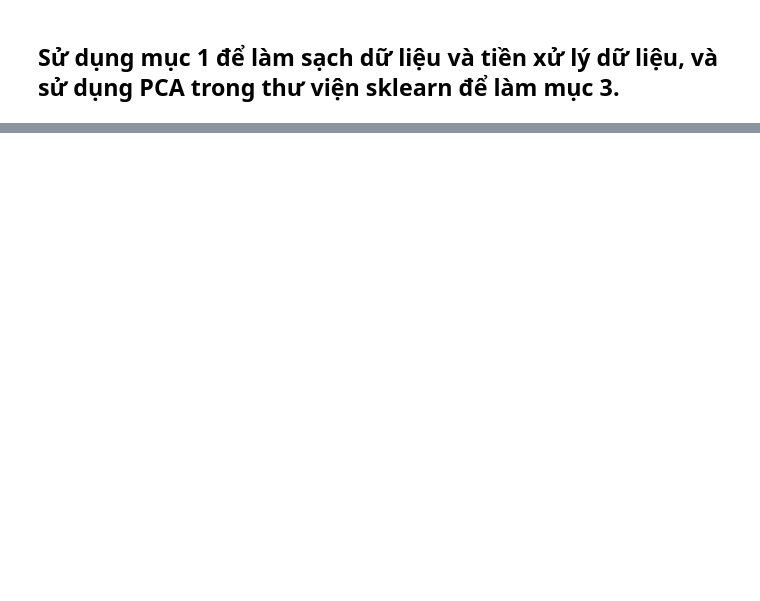
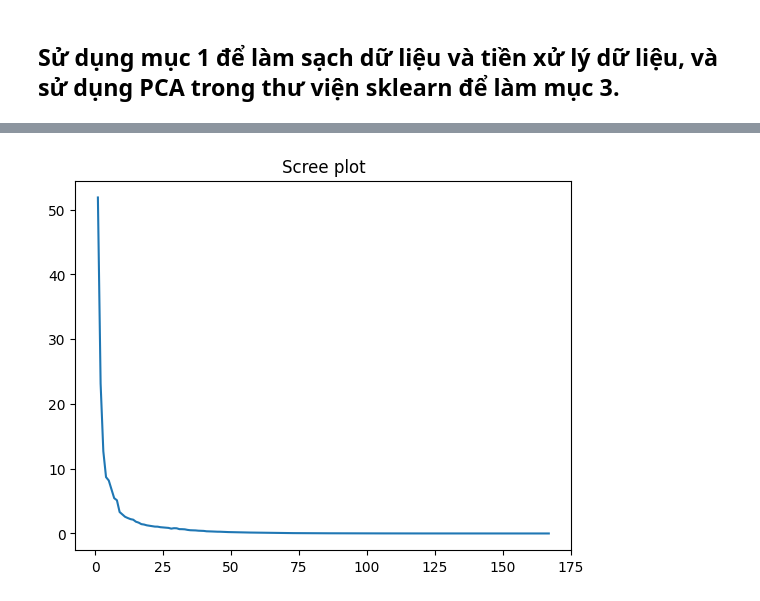
Before and after one commit to TheDan53-Forwork/Data_Mining, a Jupyter notebook: lab/Practice/Cleaning_Preprocessing_PCA_Data/BTTH_KTDL_Tuan1_21110256.ipynb, the cells around one changed output, grey strips where cells are left out. Cells and saved outputs as stored; diff of their text form; code cells hidden in the pictures; blank space fills up the shorter version.

Commit message:
feat: complete lab1: Cleaning, Preprocessing and PCA

```diff
--- a/lab/Practice/Cleaning_Preprocessing_PCA_Data/BTTH_KTDL_Tuan1_21110256.ipynb
+++ b/lab/Practice/Cleaning_Preprocessing_PCA_Data/BTTH_KTDL_Tuan1_21110256.ipynb
@@ -483,0 +458,7 @@ print(df)
+# %%
+preprocessing_df = df.copy()
+
+preprocessing_df.drop(columns=[0], inplace=True)
+preprocessing_df.drop(columns=[1], inplace=True)
+
+preprocessing_df
@@ -483,0 +500,4 @@ print(df)
+# %%
+preprocessing_array = preprocessing_df.values
+
+print(preprocessing_array)
@@ -483,0 +512,6 @@ print(df)
+# %%
+### Standardization by Z-score
+scaler = preprocessing.StandardScaler()
+standard = scaler.fit_transform(preprocessing_array)
+standard_df = pd.DataFrame(standard,index = df.index)
+print("Standardization data: \n", standard_df)
@@ -483,0 +536,13 @@ print(df)
+# %%
+# Covariance matrix
+cov_matrix = standard_df.cov()
+
+# Eigenvalues, Eigenvectors
+eigenvalues, eigenvectors = np.linalg.eig(cov_matrix)
+# %%
+# Scree Plot
+plt.plot(range(1,168),eigenvalues)
+plt.title("Scree plot")
+plt.show()
+# %% [output]
+[figure, added]
```
Also changed, not shown: parts of 18 cells of this notebook, 2 other files.
